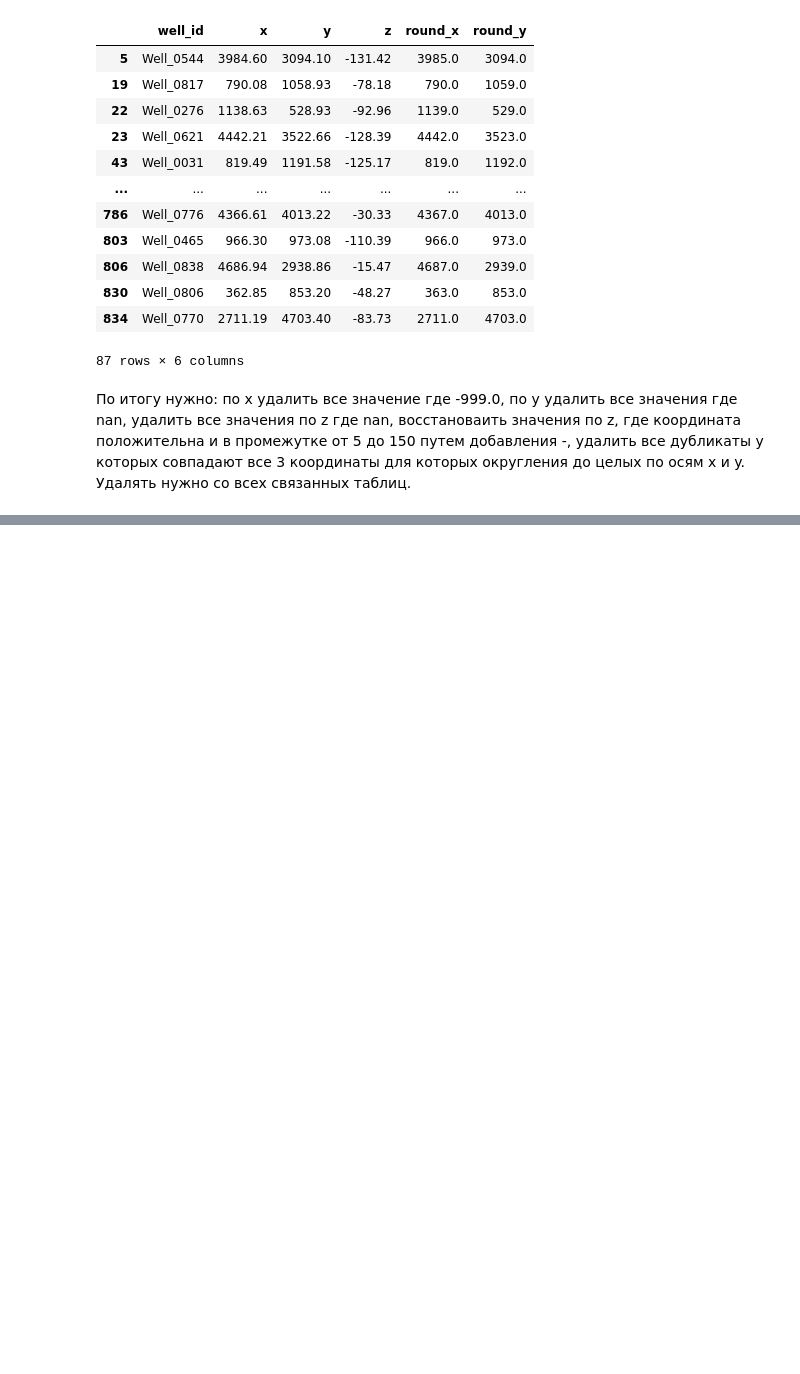
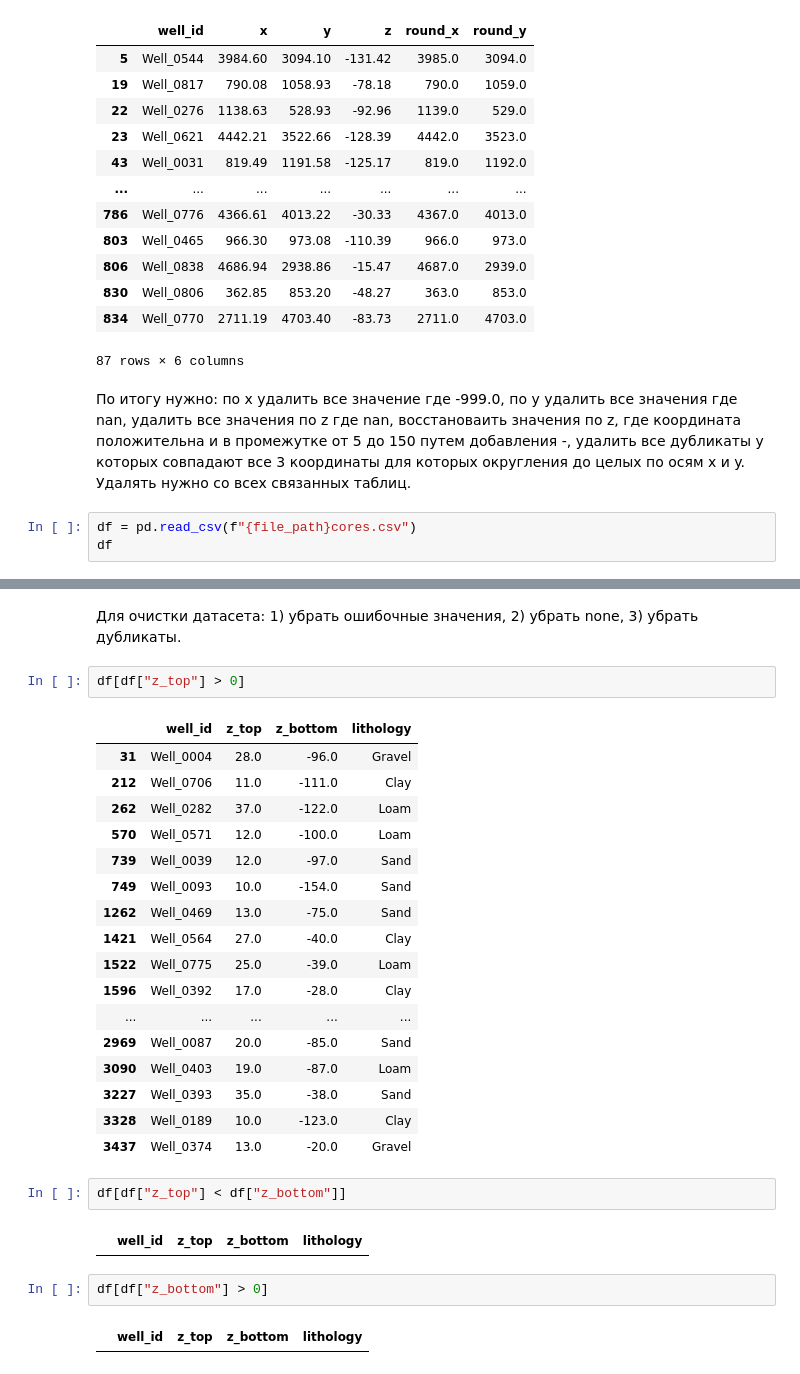
Before and after one commit to semsotsemm/ML-training, a Jupyter notebook: ML-006/notebook/01_exploration.ipynb, the cells around one changed output, grey strips where cells are left out. Saved outputs shown, nothing was run; the diff lists cells and outputs as text; blank space fills up the shorter version.

```diff
--- a/ML-006/notebook/01_exploration.ipynb
+++ b/ML-006/notebook/01_exploration.ipynb
@@ -169,3 +169,6 @@ df[df.duplicated(subset=["round_x", "round_y", "z"], keep=False)]
 87 rows × 6 columns
 # %% [markdown]
 По итогу нужно: по x удалить все значение где -999.0, по y удалить все значения где nan, удалить все значения по z где nan, восстановаить значения по z, где координата положительна и в промежутке от 5 до 150 путем добавления -, удалить все дубликаты у которых совпадают все 3 координаты для которых округления до целых по осям x и y. Удалять нужно со всех связанных таблиц.
+# %%
+df = pd.read_csv(f"{file_path}cores.csv")
+df
@@ -171,0 +189,30 @@ df[df.duplicated(subset=["round_x", "round_y", "z"], keep=False)]
+# %% [markdown]
+Для очистки датасета: 1) убрать ошибочные значения, 2) убрать none, 3) убрать дубликаты.
+# %%
+df[df["z_top"] > 0]
+# %% [output]
+|  | well_id | z_top | z_bottom | lithology |
+| 31 | Well_0004 | 28.0 | -96.0 | Gravel |
+| 212 | Well_0706 | 11.0 | -111.0 | Clay |
+| 262 | Well_0282 | 37.0 | -122.0 | Loam |
+| 570 | Well_0571 | 12.0 | -100.0 | Loam |
+| 739 | Well_0039 | 12.0 | -97.0 | Sand |
+| 749 | Well_0093 | 10.0 | -154.0 | Sand |
+| 1262 | Well_0469 | 13.0 | -75.0 | Sand |
+| 1421 | Well_0564 | 27.0 | -40.0 | Clay |
+| 1522 | Well_0775 | 25.0 | -39.0 | Loam |
+| 1596 | Well_0392 | 17.0 | -28.0 | Clay |
+| ... | ... | ... | ... | ... |
+| 2969 | Well_0087 | 20.0 | -85.0 | Sand |
+| 3090 | Well_0403 | 19.0 | -87.0 | Loam |
+| 3227 | Well_0393 | 35.0 | -38.0 | Sand |
+| 3328 | Well_0189 | 10.0 | -123.0 | Clay |
+| 3437 | Well_0374 | 13.0 | -20.0 | Gravel |
+# %%
+df[df["z_top"] < df["z_bottom"]]
+# %% [output]
+|  | well_id | z_top | z_bottom | lithology |
+# %%
+df[df["z_bottom"] > 0]
+# %% [output]
+|  | well_id | z_top | z_bottom | lithology |
```
Also changed, not shown: parts of 5 cells of this notebook, 1 other file.
